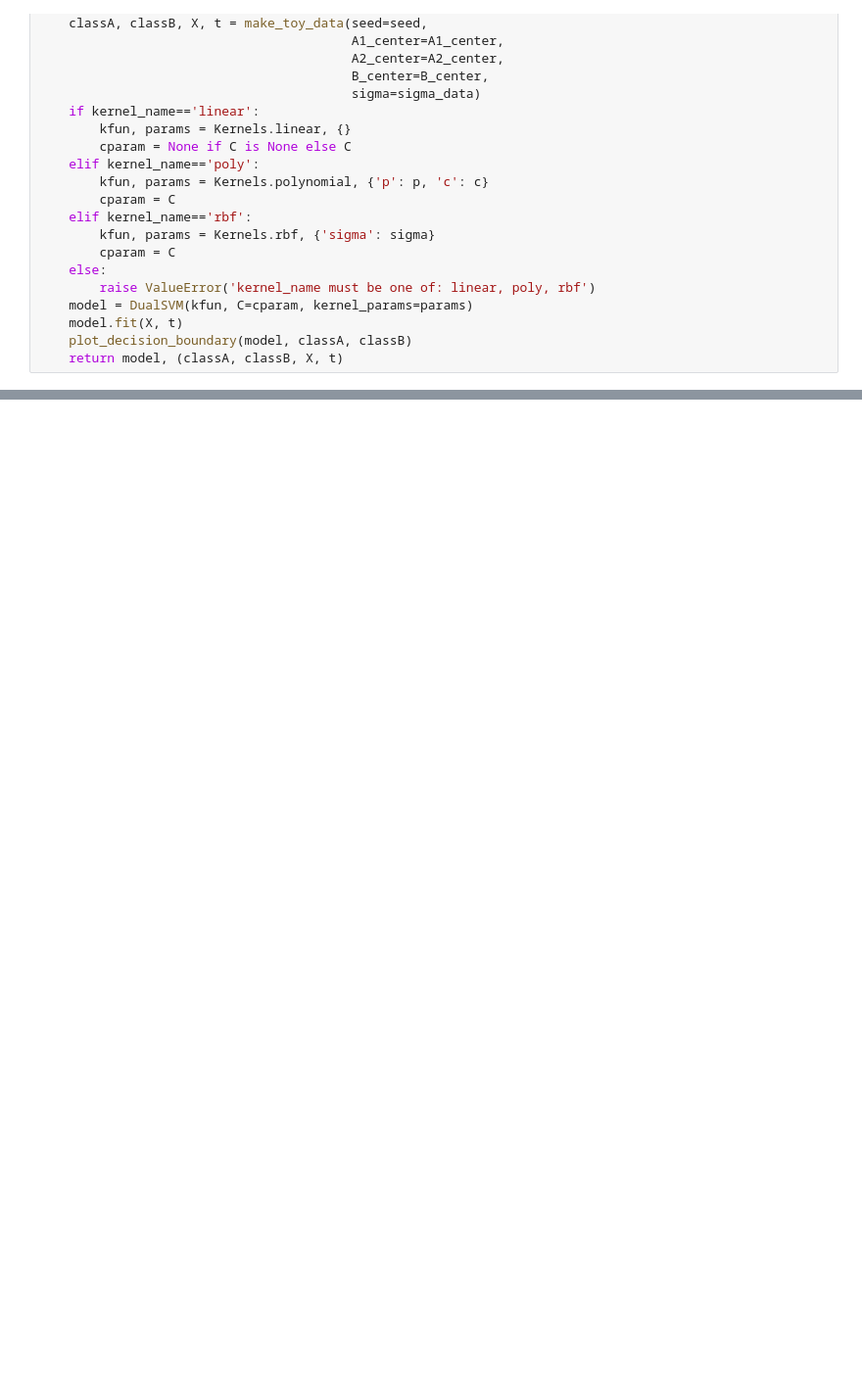
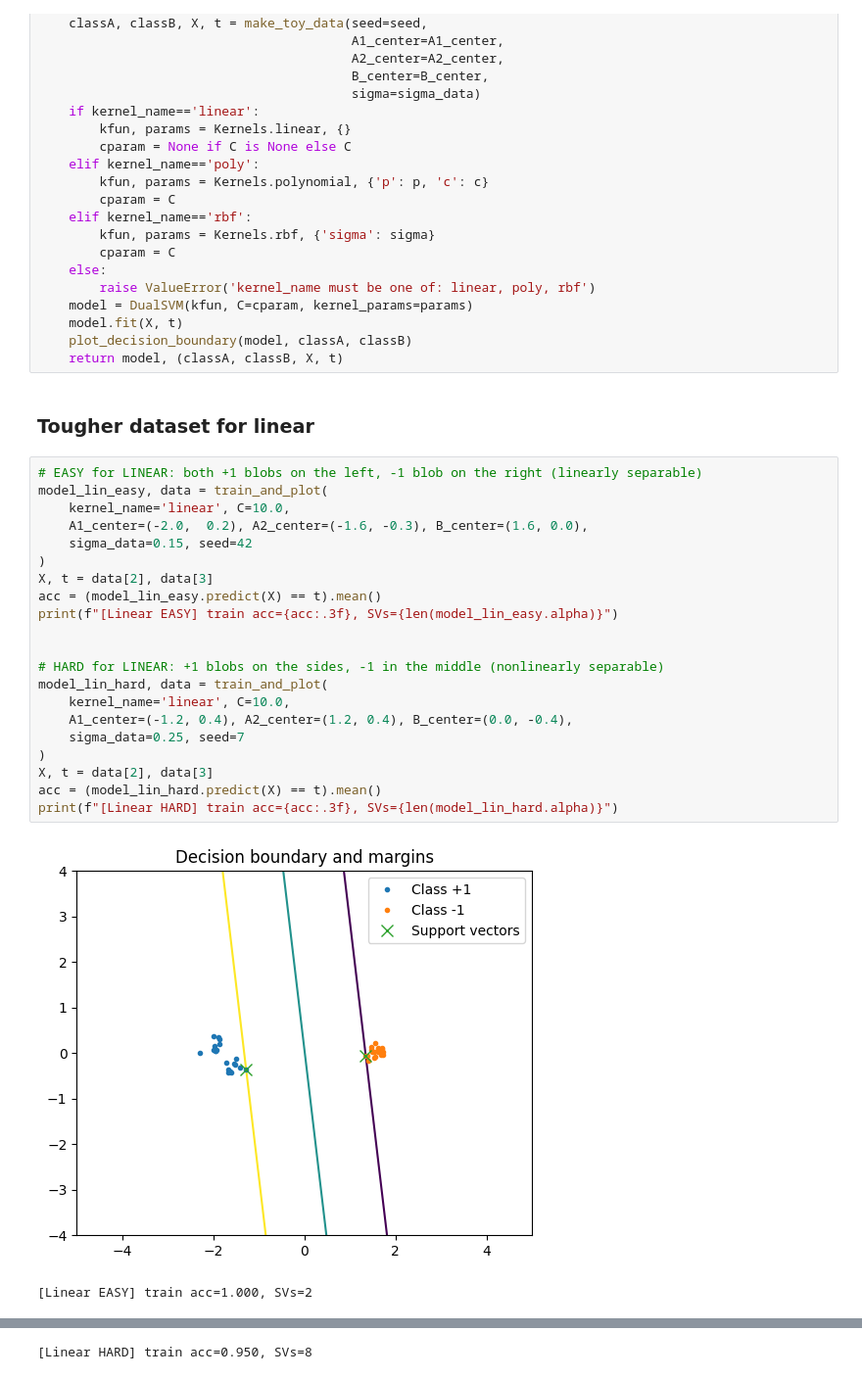
Before and after one commit to sara-str/labbardd2421, a Jupyter notebook: namnam.ipynb, the cells around one changed output, grey strips where cells are left out. Shown at 98% size. Cells and saved outputs as stored; diff of their text form; blank space fills up the shorter version.

```diff
--- a/namnam.ipynb
+++ b/namnam.ipynb
@@ -291,3 +274,29 @@ def train_and_plot(kernel_name='rbf', C=10.0, p=2, c=1.0, sigma=0.5,
     model.fit(X, t)
     plot_decision_boundary(model, classA, classB)
     return model, (classA, classB, X, t)
+# %% [markdown]
+### Tougher dataset for linear
+# %%
+# EASY for LINEAR: both +1 blobs on the left, -1 blob on the right (linearly separable)
+model_lin_easy, data = train_and_plot(
+    kernel_name='linear', C=10.0,
+    A1_center=(-2.0,  0.2), A2_center=(-1.6, -0.3), B_center=(1.6, 0.0),
+    sigma_data=0.15, seed=42
+)
+X, t = data[2], data[3]
+acc = (model_lin_easy.predict(X) == t).mean()
+print(f"[Linear EASY] train acc={acc:.3f}, SVs={len(model_lin_easy.alpha)}")
+
+
+# HARD for LINEAR: +1 blobs on the sides, -1 in the middle (nonlinearly separable)
+model_lin_hard, data = train_and_plot(
+    kernel_name='linear', C=10.0,
+    A1_center=(-1.2, 0.4), A2_center=(1.2, 0.4), B_center=(0.0, -0.4),
+    sigma_data=0.25, seed=7
+)
+X, t = data[2], data[3]
+acc = (model_lin_hard.predict(X) == t).mean()
+print(f"[Linear HARD] train acc={acc:.3f}, SVs={len(model_lin_hard.alpha)}")
+# %% [output]
+[figure, added]
+[Linear EASY] train acc=1.000, SVs=2
@@ -293,0 +304 @@ def train_and_plot(kernel_name='rbf', C=10.0, p=2, c=1.0, sigma=0.5,
+[Linear HARD] train acc=0.950, SVs=8
```
Also changed, not shown: parts of 28 cells of this notebook.
